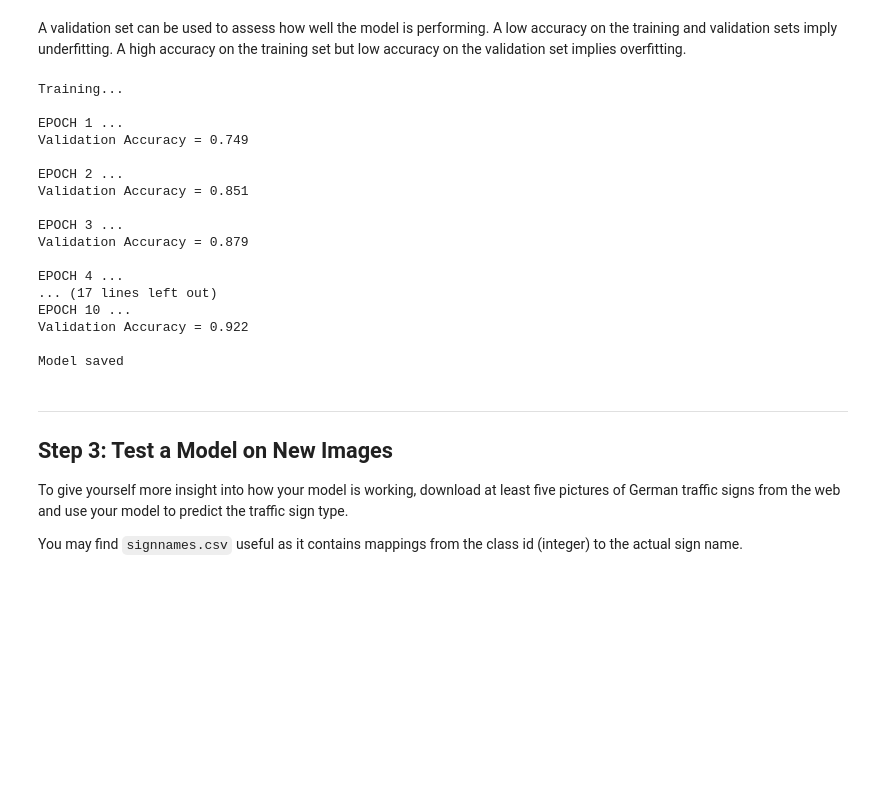
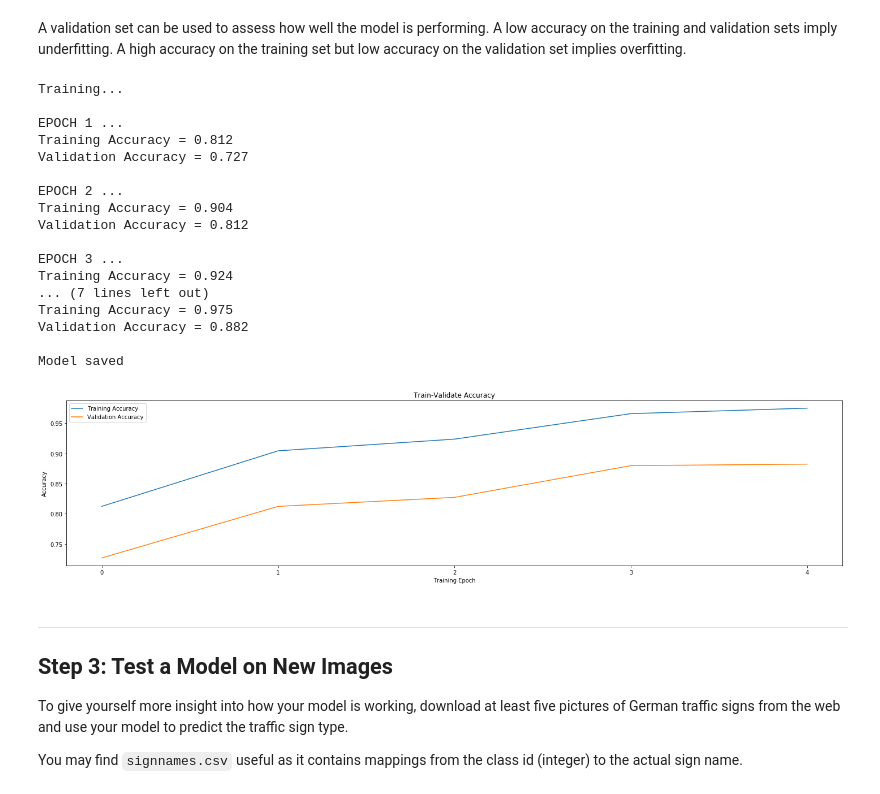
Before and after one commit to nyukhalov/CarND-Traffic-Sign-Classifier-Project, a Jupyter notebook: Traffic_Sign_Classifier.ipynb, the cells around one changed output. Cells and saved outputs as stored; diff of their text form; code cells hidden in the pictures; blank space fills up the shorter version.

```diff
--- a/Traffic_Sign_Classifier.ipynb
+++ b/Traffic_Sign_Classifier.ipynb
@@ -202,7 +231,7 @@ mu = 0
 sigma = 0.1
 
 weights = {
-    'l1': tf.Variable(tf.truncated_normal([5, 5, 3, 6], mean=mu, stddev=sigma)),
+    'l1': tf.Variable(tf.truncated_normal([5, 5, 1, 6], mean=mu, stddev=sigma)),
     'l2': tf.Variable(tf.truncated_normal([5, 5, 6, 16], mean=mu, stddev=sigma)),
     'l3': tf.Variable(tf.truncated_normal([400, 120], mean=mu, stddev=sigma)),
     'l4': tf.Variable(tf.truncated_normal([120, 84], mean=mu, stddev=sigma)),
@@ -227,11 +256,11 @@ def maxpool2d(x, k):
 
 def LeNet(x):
     """
-    32x32x3 images => 43 traffic sign classes
+    32x32x1 images => 43 traffic sign classes
     """
 
     # Layer 1:
-    # - Convolutional. Input = 32x32x3. Output = 28x28x6.
+    # - Convolutional. Input = 32x32x1. Output = 28x28x6.
     # - Activation.
     # - Pooling. Input = 28x28x6. Output = 14x14x6.
     l1_conv = conv2d(x, weights['l1'], biases['l1'], strides=1)
@@ -287,11 +316,11 @@ sets imply underfitting. A high accuracy on the training set but low accuracy on
 ### the accuracy on the test set should be calculated and reported as well.
 ### Feel free to use as many code cells as needed.
 
-EPOCHS = 10
+EPOCHS = 5
 BATCH_SIZE = 128
 rate = 0.001
 
-x = tf.placeholder(tf.float32, (None, 32, 32, 3))
+x = tf.placeholder(tf.float32, (None, 32, 32, 1))
 y = tf.placeholder(tf.int32, (None))
 one_hot_y = tf.one_hot(y, 43)
 
@@ -318,23 +347,32 @@ def evaluate(X_data, y_data):
     return total_accuracy / num_examples
 # %%
 from sklearn.utils import shuffle
+
+train_acc = []
+valid_acc = []
 
 # Training the model
 with tf.Session() as sess:
     sess.run(tf.global_variables_initializer())
-    num_examples = len(X_train)
+    num_examples = len(X_train_norm)
 
     print("Training...")
     print()
     for i in range(EPOCHS):
-        X_train, y_train = shuffle(X_train, y_train)
+        X_train_norm, y_train = shuffle(X_train_norm, y_train)
         for offset in range(0, num_examples, BATCH_SIZE):
             end = offset + BATCH_SIZE
-            batch_x, batch_y = X_train[offset:end], y_train[offset:end]
+            batch_x, batch_y = X_train_norm[offset:end], y_train[offset:end]
             sess.run(training_operation, feed_dict={x: batch_x, y: batch_y})
 
-        validation_accuracy = evaluate(X_valid, y_valid)
+        training_accuracy = evaluate(X_train_norm, y_train)
+        validation_accuracy = evaluate(X_valid_norm, y_valid)
+
+        train_acc.append(training_accuracy)
+        valid_acc.append(validation_accuracy)
+
         print("EPOCH {} ...".format(i+1))
+        print("Training Accuracy = {:.3f}".format(training_accuracy))
         print("Validation Accuracy = {:.3f}".format(validation_accuracy))
         print()
 
@@ -344,20 +382,37 @@ with tf.Session() as sess:
 Training...
 
 EPOCH 1 ...
-Validation Accuracy = 0.749
+Training Accuracy = 0.812
+Validation Accuracy = 0.727
 
 EPOCH 2 ...
-Validation Accuracy = 0.851
+Training Accuracy = 0.904
+Validation Accuracy = 0.812
 
 EPOCH 3 ...
-Validation Accuracy = 0.879
-
-EPOCH 4 ...
-... (17 lines left out)
-EPOCH 10 ...
-Validation Accuracy = 0.922
+Training Accuracy = 0.924
+... (7 lines left out)
+Training Accuracy = 0.975
+Validation Accuracy = 0.882
 
 Model saved
+# %%
+x_axis = range(len(train_acc))
+
+fig, (ax) = plt.subplots(ncols=1, figsize=(20, 5))
+ax.set_xticks(x_axis)
+ax.set_xlabel('Training Epoch')
+ax.set_ylabel('Accuracy')
+ax.set_title('Train-Validate Accuracy')
+
+train_plot, = ax.plot(train_acc)
+valid_plot, = ax.plot(valid_acc)
+
+fig.tight_layout()
+ax.legend([train_plot, valid_plot], ['Training Accuracy', 'Validation Accuracy'])
+plt.show()
+# %% [output]
+[figure, added]
 # %% [markdown]
 ---
 
```
Also changed, not shown: parts of 8 cells of this notebook, 15 other files.
